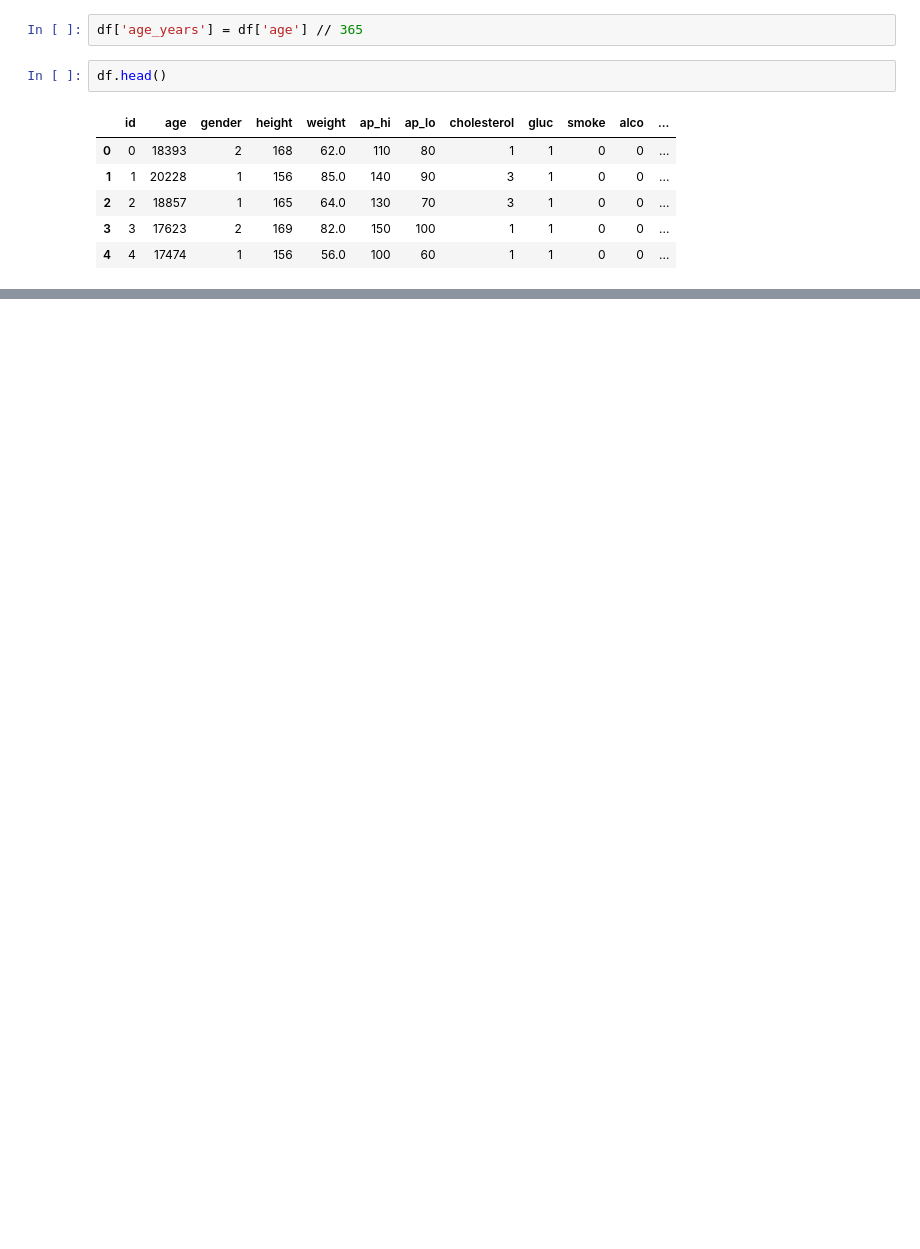
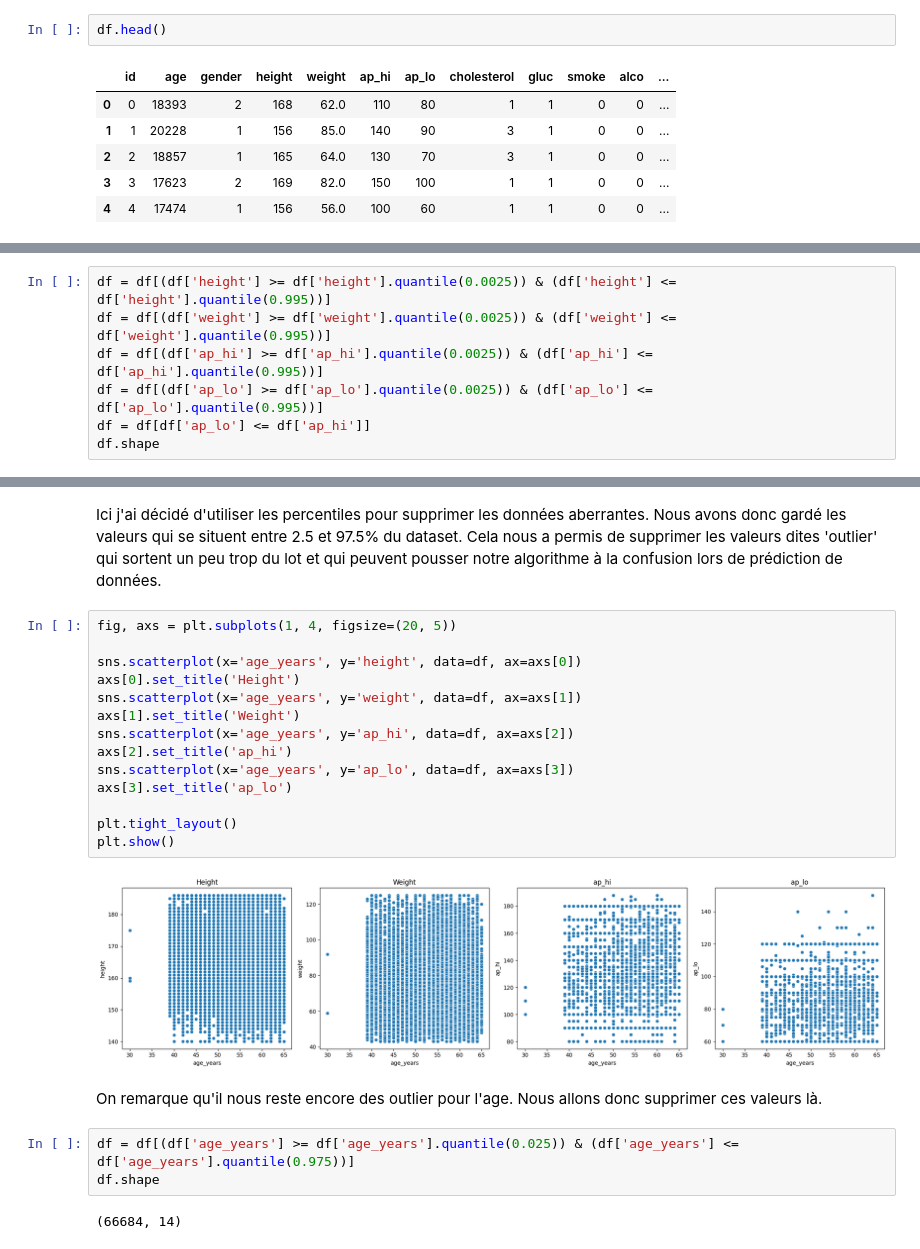
Before and after one commit to abderraouf-metidji/cardio-vasc-risks, a Jupyter notebook: analyse_exploratoire.ipynb, the cells around one changed output, grey strips where cells are left out. Cells and saved outputs as stored; diff of their text form; blank space fills up the shorter version.

```diff
--- a/analyse_exploratoire.ipynb
+++ b/analyse_exploratoire.ipynb
@@ -95,7 +119,5 @@ On peut remarquer qu'il y a des données aberrantes notamment au niveau de la ta
 # %% [markdown]
 ### Transformation des données
-# %%
-df['age_years'] = df['age'] // 365
 # %%
 df.head()
 # %% [output]
@@ -109,0 +132,7 @@ Nous transformons dans un premier temps la colonne age qui est exprimée en jour
+# %%
+df = df[(df['height'] >= df['height'].quantile(0.0025)) & (df['height'] <= df['height'].quantile(0.995))]
+df = df[(df['weight'] >= df['weight'].quantile(0.0025)) & (df['weight'] <= df['weight'].quantile(0.995))]
+df = df[(df['ap_hi'] >= df['ap_hi'].quantile(0.0025)) & (df['ap_hi'] <= df['ap_hi'].quantile(0.995))]
+df = df[(df['ap_lo'] >= df['ap_lo'].quantile(0.0025)) & (df['ap_lo'] <= df['ap_lo'].quantile(0.995))]
+df = df[df['ap_lo'] <= df['ap_hi']]
+df.shape
@@ -109,0 +153,25 @@ Nous transformons dans un premier temps la colonne age qui est exprimée en jour
+# %% [markdown]
+Ici j'ai décidé d'utiliser les percentiles pour supprimer les données aberrantes. Nous avons donc gardé les valeurs qui se situent entre 2.5 et 97.5% du dataset. Cela nous a permis de supprimer les valeurs dites 'outlier' qui sortent un peu trop du lot et qui peuvent pousser notre algorithme à la confusion lors de prédiction de données.
+# %%
+fig, axs = plt.subplots(1, 4, figsize=(20, 5))
+
+sns.scatterplot(x='age_years', y='height', data=df, ax=axs[0])
+axs[0].set_title('Height')
+sns.scatterplot(x='age_years', y='weight', data=df, ax=axs[1])
+axs[1].set_title('Weight')
+sns.scatterplot(x='age_years', y='ap_hi', data=df, ax=axs[2])
+axs[2].set_title('ap_hi')
+sns.scatterplot(x='age_years', y='ap_lo', data=df, ax=axs[3])
+axs[3].set_title('ap_lo')
+
+plt.tight_layout()
+plt.show()
+# %% [output]
+[figure, added]
+# %% [markdown]
+On remarque qu'il nous reste encore des outlier pour l'age. Nous allons donc supprimer ces valeurs là.
+# %%
+df = df[(df['age_years'] >= df['age_years'].quantile(0.025)) & (df['age_years'] <= df['age_years'].quantile(0.975))]
+df.shape
+# %% [output]
+(66684, 14)
```
Also changed, not shown: parts of 21 cells of this notebook, 1 other file.
